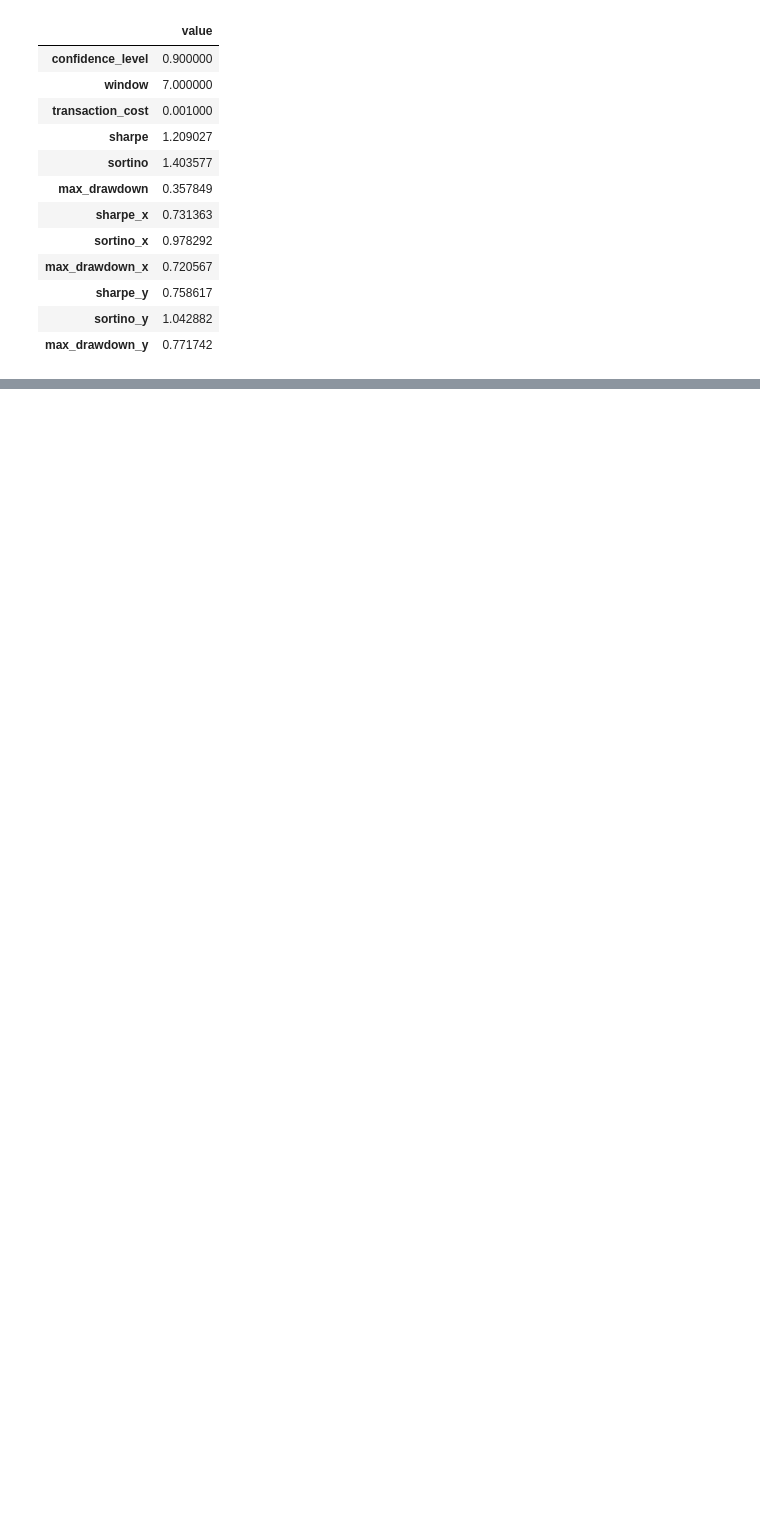
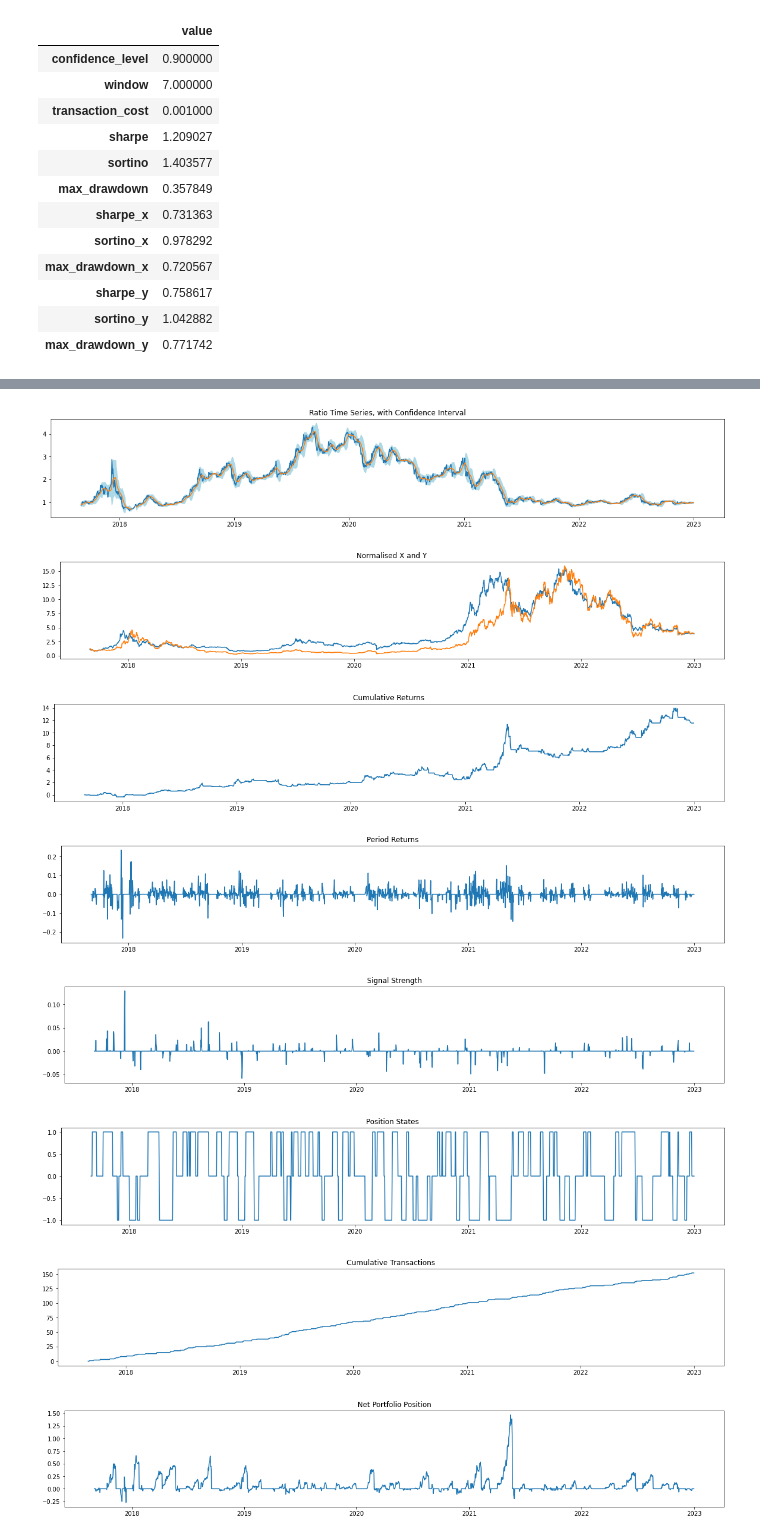
Before and after one commit to kahhongt/QRModules, a Jupyter notebook: StatArb 1 V2.ipynb, the cells around one changed output, grey strips where cells are left out. Saved outputs shown, nothing was run; the diff lists cells and outputs as text; code cells hidden in the pictures; blank space fills up the shorter version.

```diff
--- a/StatArb 1 V2.ipynb
+++ b/StatArb 1 V2.ipynb
@@ -352,0 +364,11 @@ mod.results()
+# %%
+mod.plot_all()
+# %% [output]
+[figure, added]
+[figure, added]
+[figure, added]
+[figure, added]
+[figure, added]
+[figure, added]
+[figure, added]
+[figure, added]
```
Also changed, not shown: parts of 3 cells of this notebook.
